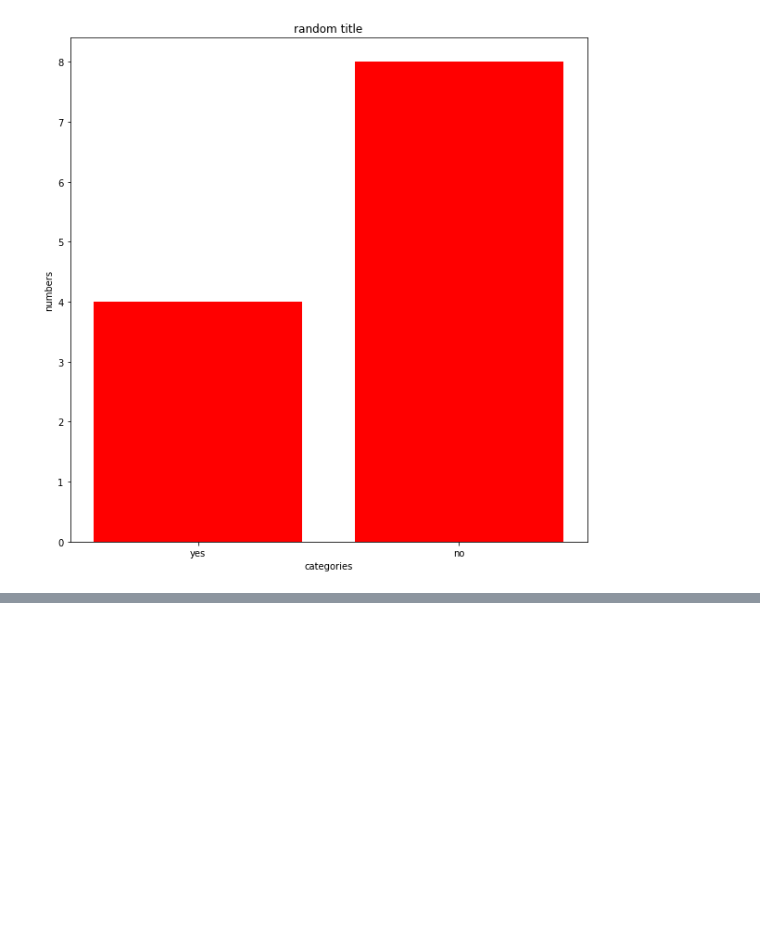
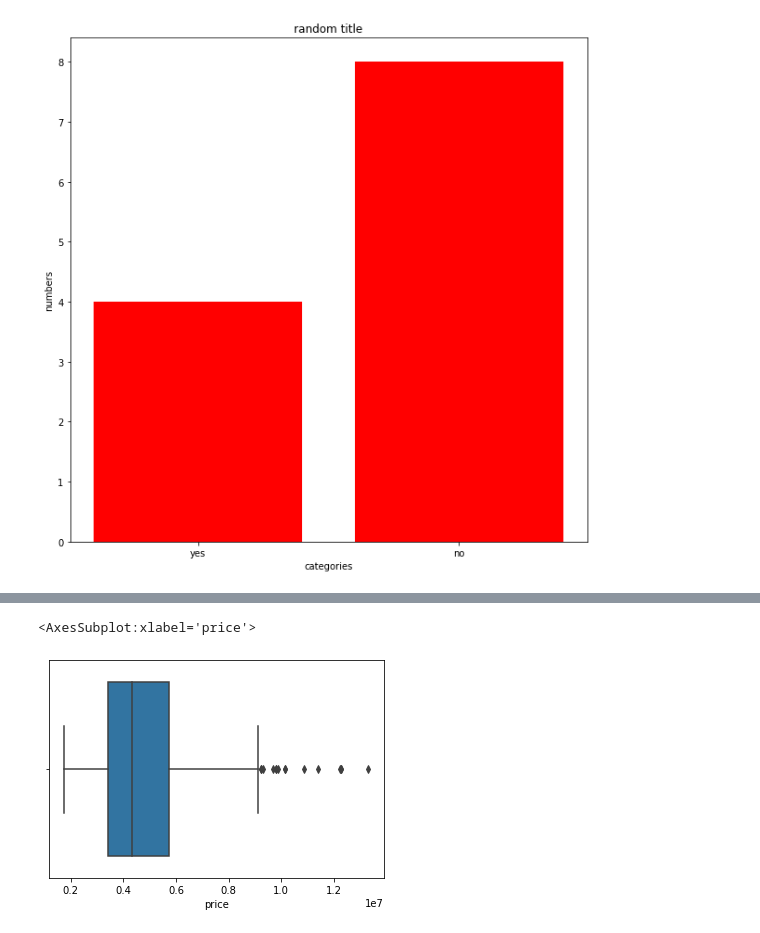
Before and after one commit to jagadeesh-gajula/code-sharing-repo, a Jupyter notebook: data visualization _ .ipynb, the cells around one changed output, grey strips where cells are left out. Cells and saved outputs as stored; diff of their text form; code cells hidden in the pictures; blank space fills up the shorter version.

```diff
--- a/data visualization _ .ipynb
+++ b/data visualization _ .ipynb
@@ -20,0 +67,5 @@ plt.show()
+# %%
+sns.boxplot(data.price)
+# %% [output]
+<AxesSubplot:xlabel='price'>
+[figure, added]
```
Also changed, not shown: parts of 12 cells of this notebook.
